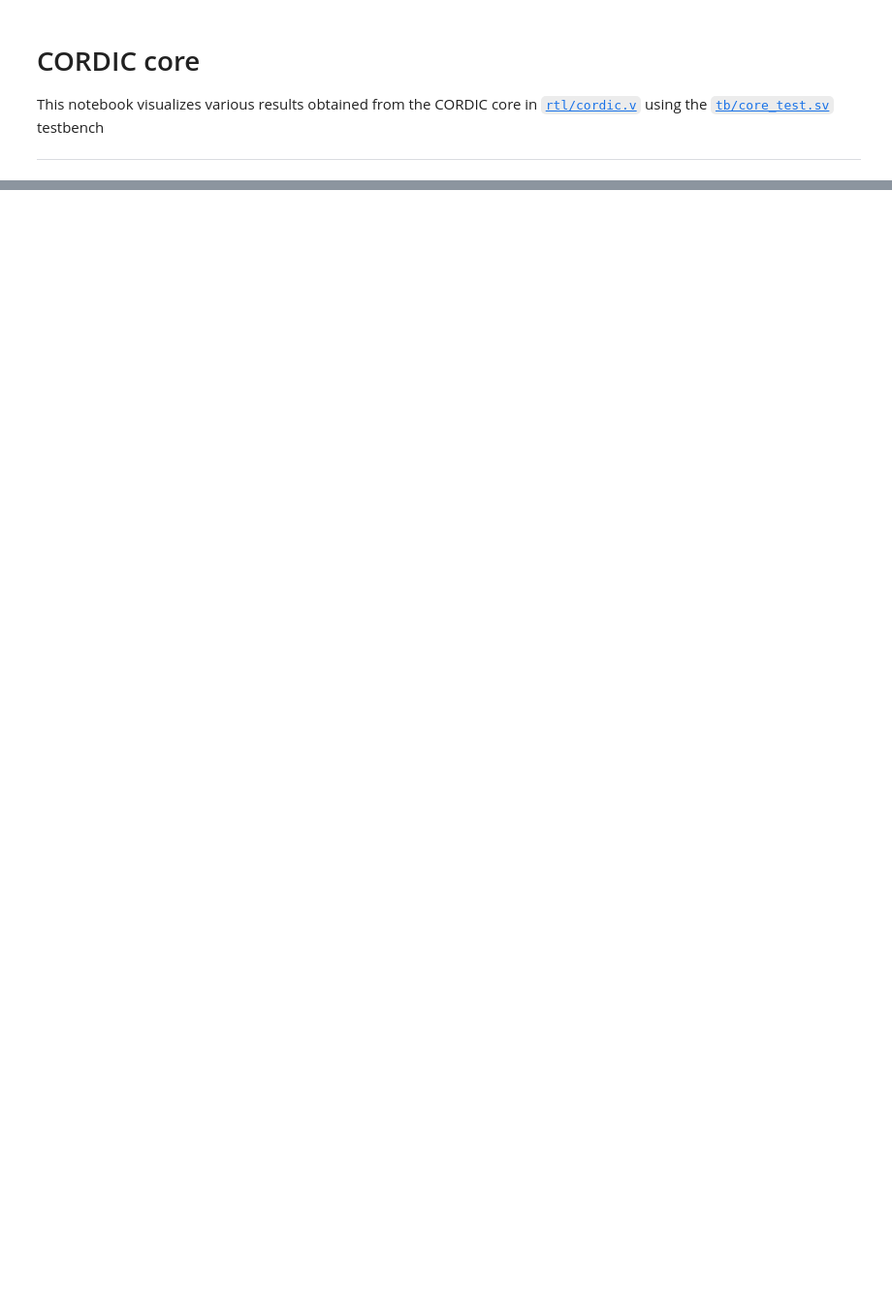
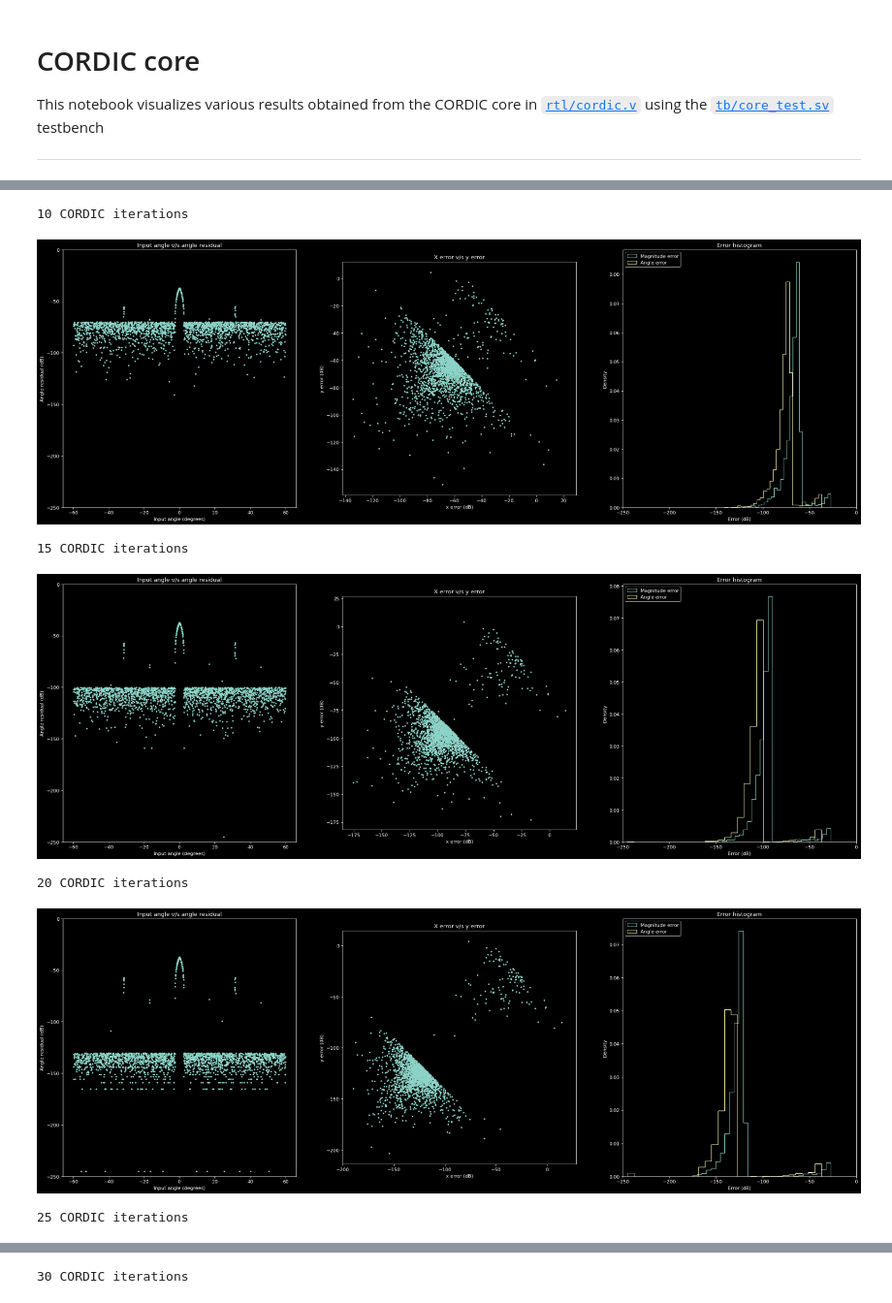
Before and after one commit to Ashwin-Rajesh/Cordic_accelerator, a Jupyter notebook: docs/cordic.ipynb, the cells around one changed output, grey strips where cells are left out. Shown at 97% size. Drawn from its saved outputs; the diff is of its cells as text; code cells hidden in the pictures; blank space fills up the shorter version.

```diff
--- a/docs/cordic.ipynb
+++ b/docs/cordic.ipynb
@@ -118,0 +236,13 @@ vis_rot_inputs(inp_good, inp_fail, exp_good, exp_fail)
+# %%
+# Error for hyperbolic mode with different number of iterations
+for i in (10, 15, 20, 25, 30):
+    print("%d CORDIC iterations"%(i))
+    vis_rot_error_file("data/hyp_rot/hr_%d_off_off_x2500.txt"%(i))
+# %% [output]
+10 CORDIC iterations
+[figure, added]
+15 CORDIC iterations
+[figure, added]
+20 CORDIC iterations
+[figure, added]
+25 CORDIC iterations
@@ -118,0 +250 @@ vis_rot_inputs(inp_good, inp_fail, exp_good, exp_fail)
+30 CORDIC iterations
```
Also changed, not shown: parts of 12 cells of this notebook.
